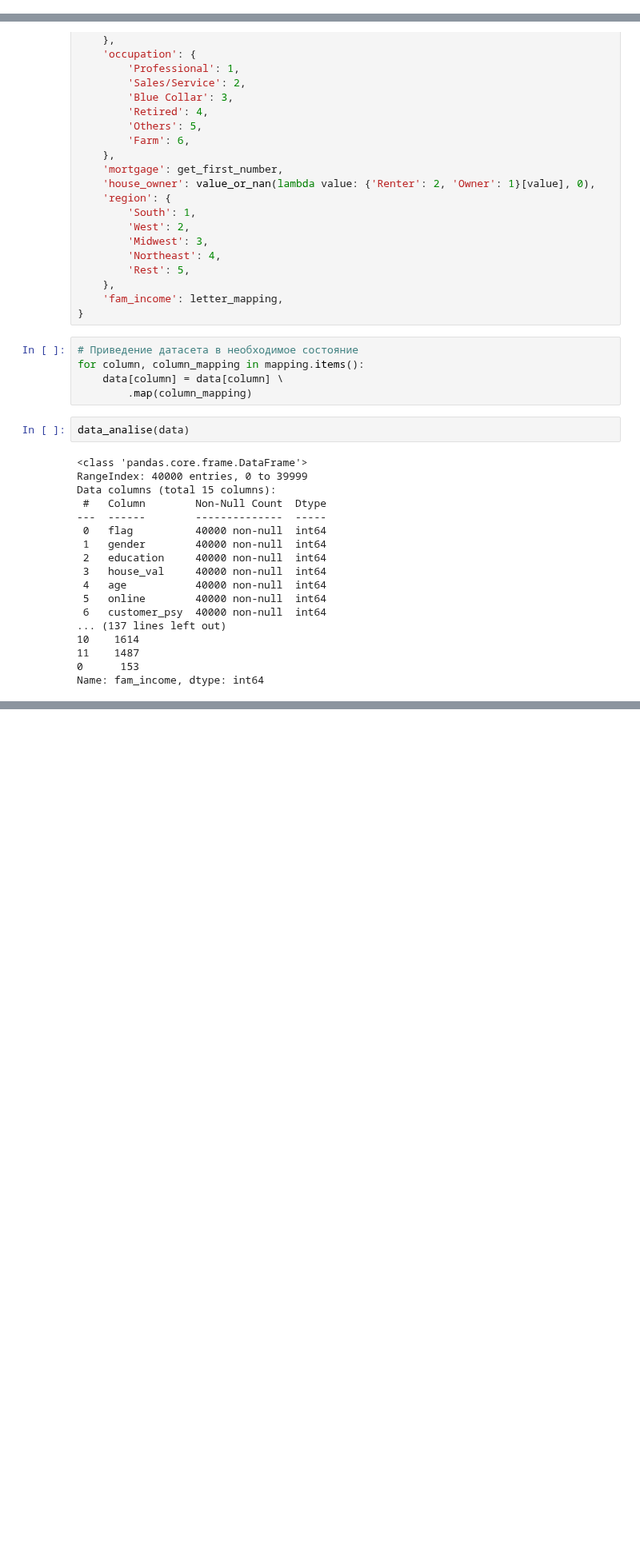
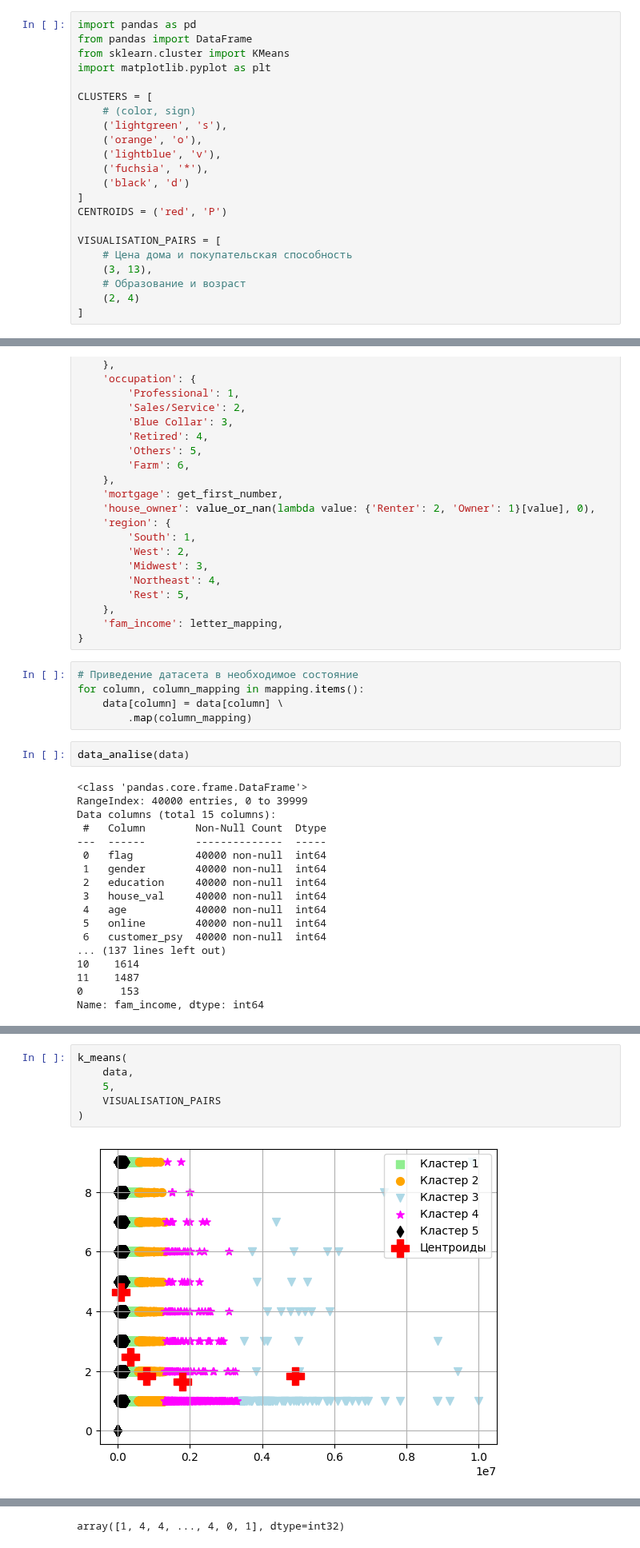
Before and after one commit to Infoboros/machine-learning, a Jupyter notebook: big_data_1_clasterization.ipynb, the cells around one changed output, grey strips where cells are left out. Shown at 80% size. Saved outputs shown, nothing was run; the diff lists cells and outputs as text; blank space fills up the shorter version.

Commit message:
[add] kmeans

```diff
--- a/big_data_1_clasterization.ipynb
+++ b/big_data_1_clasterization.ipynb
@@ -20,3 +18,25 @@ import pandas as pd
+# %%
+import pandas as pd
+from pandas import DataFrame
+from sklearn.cluster import KMeans
+import matplotlib.pyplot as plt
+
+CLUSTERS = [
+    # (color, sign)
+    ('lightgreen', 's'),
+    ('orange', 'o'),
+    ('lightblue', 'v'),
+    ('fuchsia', '*'),
+    ('black', 'd')
+]
+CENTROIDS = ('red', 'P')
+
+VISUALISATION_PAIRS = [
+    # Цена дома и покупательская способность
+    (3, 13),
+    # Образование и возраст
+    (2, 4)
+]
 # %%
 data = pd.read_csv('data.csv')
 # %%
@@ -146,0 +206,8 @@ data.describe()
+# %%
+k_means(
+    data,
+    5,
+    VISUALISATION_PAIRS
+)
+# %% [output]
+[figure, added]
@@ -146,0 +215 @@ data.describe()
+array([1, 4, 4, ..., 4, 0, 1], dtype=int32)
```
Also changed, not shown: parts of 5 cells of this notebook.
